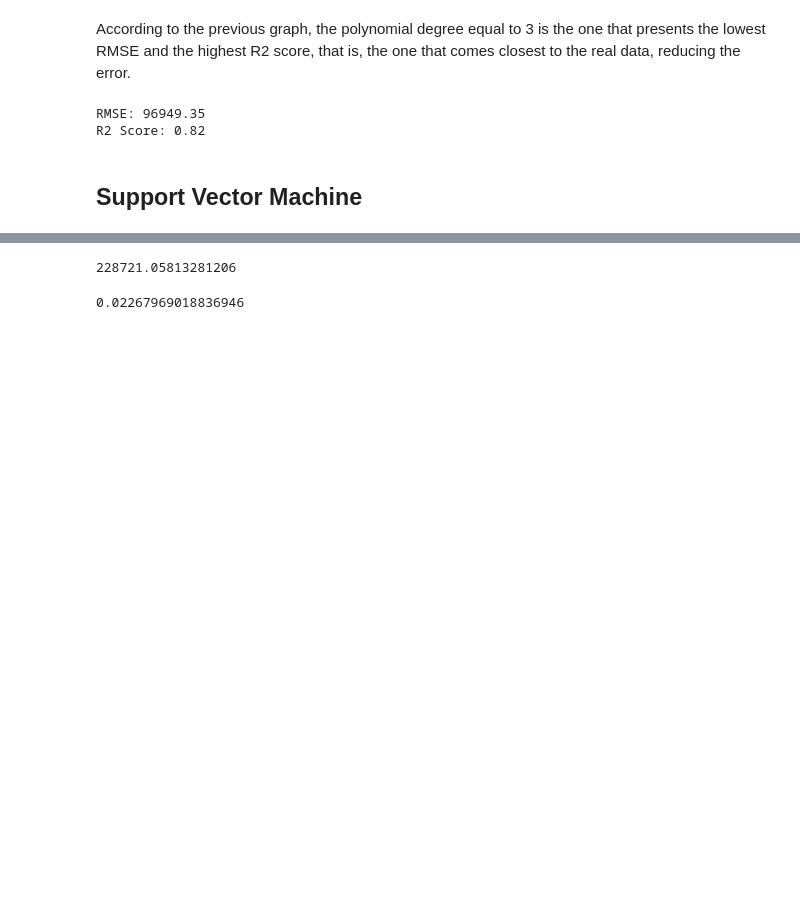
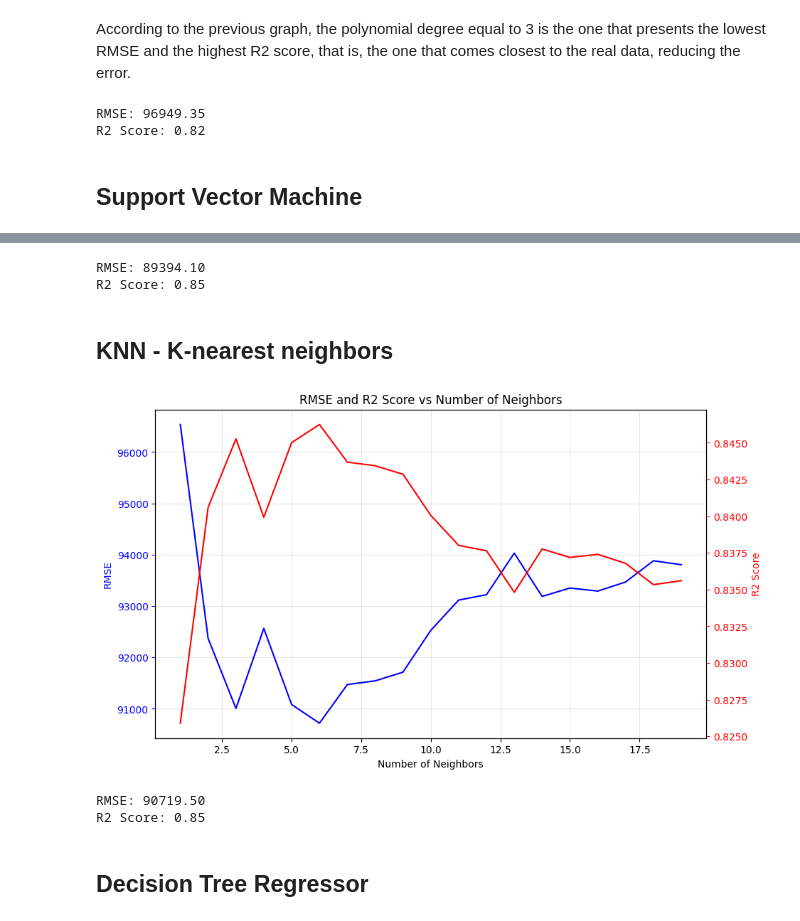
Before and after one commit to netofr19/ML_projects, a Jupyter notebook: car_price_prediction/car_price_pred.ipynb, the cells around one changed output, grey strips where cells are left out. Saved outputs shown, nothing was run; the diff lists cells and outputs as text; code cells hidden in the pictures; blank space fills up the shorter version.

Commit message:
implementation of k-nearest neighbors regressor

```diff
--- a/car_price_prediction/car_price_pred.ipynb
+++ b/car_price_prediction/car_price_pred.ipynb
@@ -325,8 +308,68 @@ y_pred_svr = svr_model.predict(X_test)
-# %%
-np.sqrt(mean_squared_error(y_test, y_pred_svr))
-# %% [output]
-228721.05813281206
-# %%
-r2_score(y_test, y_pred_svr)
-# %% [output]
-0.02267969018836946
+# %%
+# SVR model with optimized parameters
+svr_model = SVR(kernel='rbf', C=500000, epsilon=0.2)
+svr_model.fit(X_train, y_train)
+
+y_pred_svr = svr_model.predict(X_test)
+
+rmse_svr = np.sqrt(mean_squared_error(y_test, y_pred_svr))
+r2_svr = r2_score(y_test, y_pred_svr)
+
+print(f"RMSE: {rmse_svr:.2f}\nR2 Score: {r2_svr:.2f}")
+# %% [output]
+RMSE: 89394.10
+R2 Score: 0.85
+# %% [markdown]
+## KNN - K-nearest neighbors
+# %%
+rmse_knr_list = []
+r2_knr_list = []
+
+for i in range(1, 20):
+    knr_model = KNeighborsRegressor(n_neighbors=i)
+    knr_model.fit(X_train, y_train)
+
+    y_pred_knr = knr_model.predict(X_test)
+
+    rmse_knr = np.sqrt(mean_squared_error(y_test, y_pred_knr))
+    r2_knr = r2_score(y_test, y_pred_knr)
+
+    rmse_knr_list.append(rmse_knr)
+    r2_knr_list.append(r2_knr)
+# %%
+fig, ax1 = plt.subplots(figsize=(10,6))
+
+ax1.plot(list(range(1,20)), rmse_knr_list, color='b')
+
+ax1.set_xlabel("Number of Neighbors")
+ax1.set_ylabel('RMSE', color='b')
+ax1.tick_params('y', colors='b')
+plt.grid(True, alpha=.3)
+
+ax2 = ax1.twinx()
+
+ax2.plot(list(range(1,20)), r2_knr_list, 'r')
+ax2.set_ylabel('R2 Score', color='r')
+ax2.tick_params('y', colors='r')
+
+plt.title("RMSE and R2 Score vs Number of Neighbors")
+
+plt.show()
+# %% [output]
+[figure, added]
+# %%
+# KNN model with optimized parameters
+knr_model = KNeighborsRegressor(n_neighbors=6)
+knr_model.fit(X_train, y_train)
+
+y_pred_knr = knr_model.predict(X_test)
+
+rmse_knr = np.sqrt(mean_squared_error(y_test, y_pred_knr))
+r2_knr = r2_score(y_test, y_pred_knr)
+
+print(f"RMSE: {rmse_knr:.2f}\nR2 Score: {r2_knr:.2f}")
+# %% [output]
+RMSE: 90719.50
+R2 Score: 0.85
+# %% [markdown]
+## Decision Tree Regressor
```
Also changed, not shown: parts of 6 cells of this notebook.
